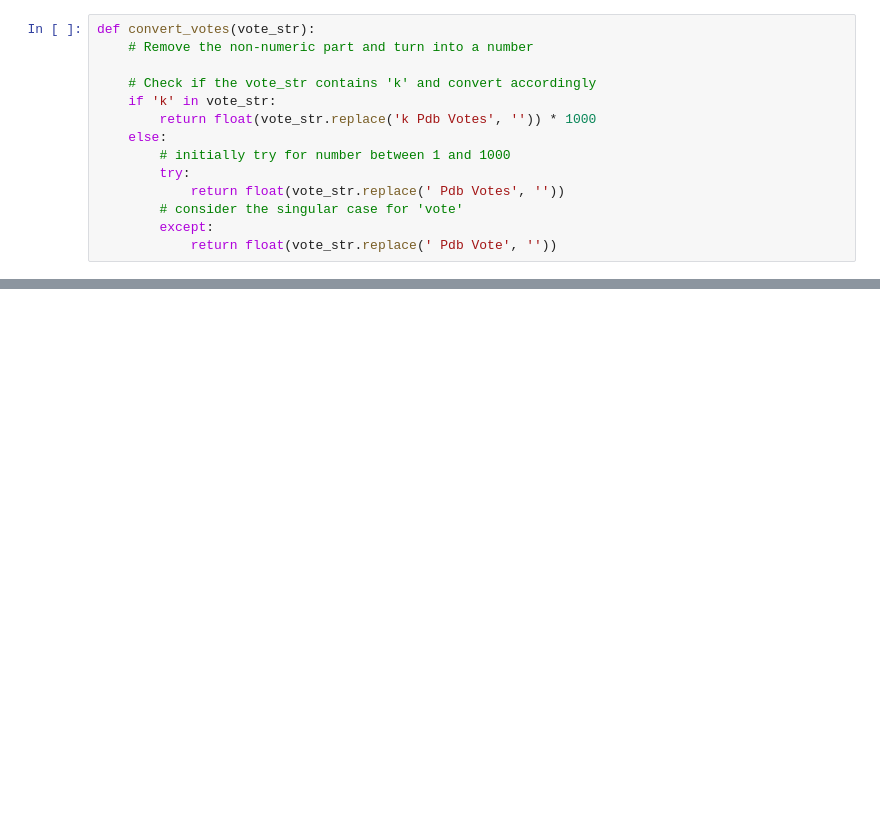
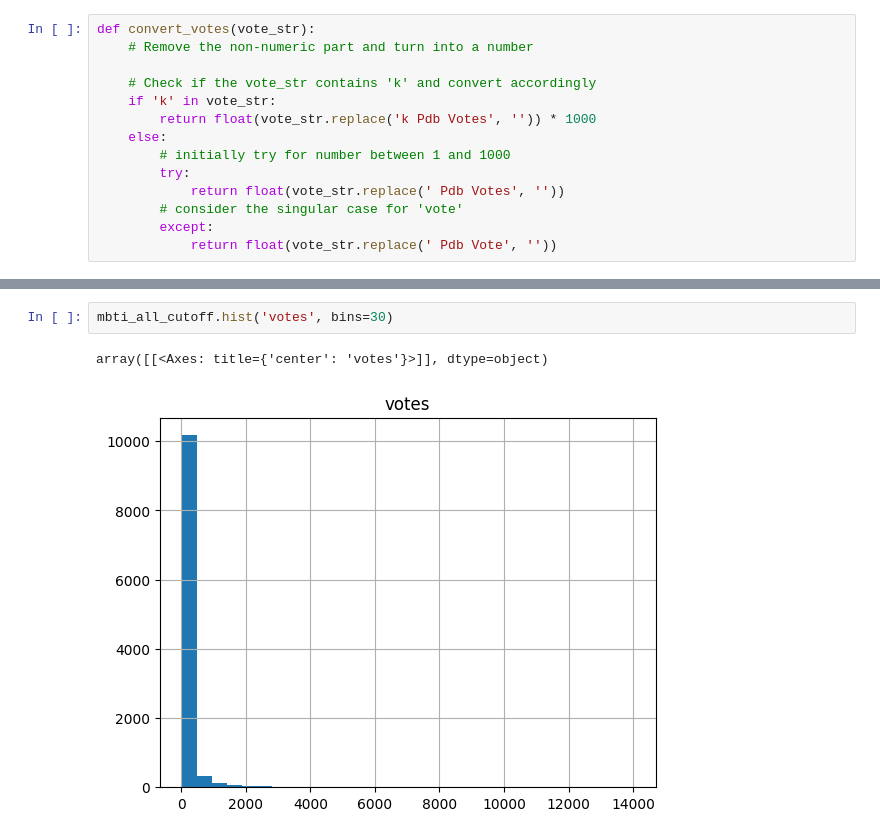
Before and after one commit to mlcuadra1/MBTI-movies-EDA, a Jupyter notebook: notebooks/Script 3 - char-movies-cleaning.ipynb, the cells around one changed output, grey strips where cells are left out. Drawn from its saved outputs; the diff is of its cells as text; blank space fills up the shorter version.

```diff
--- a/notebooks/Script 3 - char-movies-cleaning.ipynb
+++ b/notebooks/Script 3 - char-movies-cleaning.ipynb
@@ -69,0 +154,5 @@ ISTJ entries: 3161
+# %%
+mbti_all_cutoff.hist('votes', bins=30)
+# %% [output]
+array([[<Axes: title={'center': 'votes'}>]], dtype=object)
+[figure, added]
```
Also changed, not shown: parts of 9 cells of this notebook.
